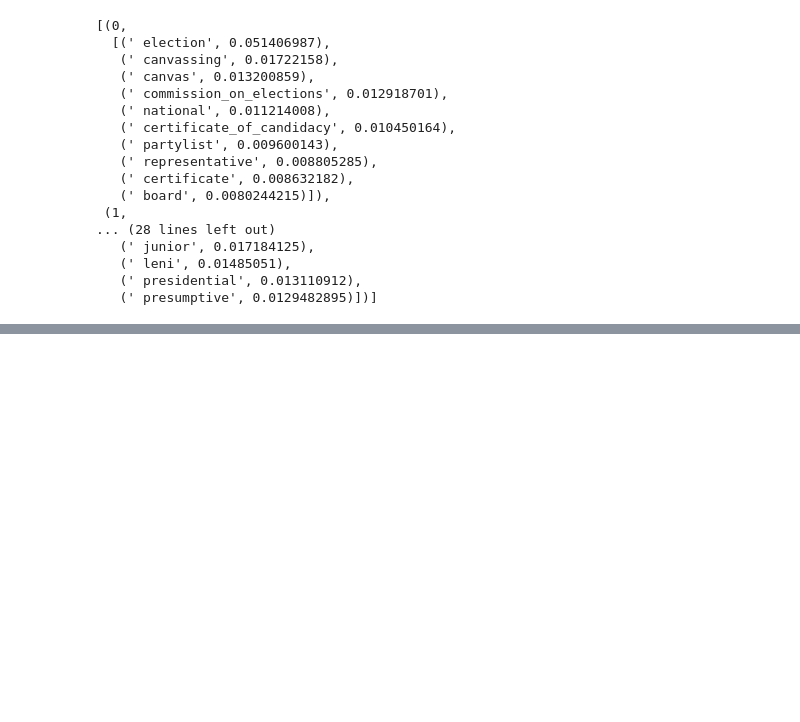
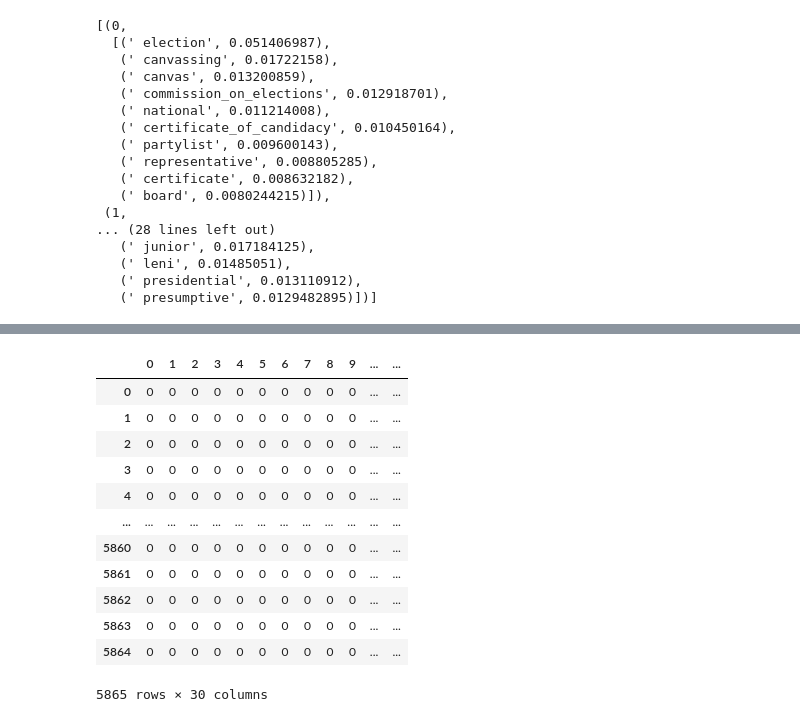
Before and after one commit to julscast/Thesis_2, a Jupyter notebook: PostElection.ipynb, the cells around one changed output, grey strips where cells are left out. Saved outputs shown, nothing was run; the diff lists cells and outputs as text; code cells hidden in the pictures; blank space fills up the shorter version.

```diff
--- a/PostElection.ipynb
+++ b/PostElection.ipynb
@@ -770,0 +851,22 @@ plt.show()
+# %%
+def add_colon(value):
+    if value != 0:
+        return f":{value}:"
+    return value
+
+emojies_df = emojies_df.map(add_colon)
+emojies_df
+# %% [output]
+|  | 0 | 1 | 2 | 3 | 4 | 5 | 6 | 7 | 8 | 9 | ... | ... |
+| 0 | 0 | 0 | 0 | 0 | 0 | 0 | 0 | 0 | 0 | 0 | ... | ... |
+| 1 | 0 | 0 | 0 | 0 | 0 | 0 | 0 | 0 | 0 | 0 | ... | ... |
+| 2 | 0 | 0 | 0 | 0 | 0 | 0 | 0 | 0 | 0 | 0 | ... | ... |
+| 3 | 0 | 0 | 0 | 0 | 0 | 0 | 0 | 0 | 0 | 0 | ... | ... |
+| 4 | 0 | 0 | 0 | 0 | 0 | 0 | 0 | 0 | 0 | 0 | ... | ... |
+| ... | ... | ... | ... | ... | ... | ... | ... | ... | ... | ... | ... | ... |
+| 5860 | 0 | 0 | 0 | 0 | 0 | 0 | 0 | 0 | 0 | 0 | ... | ... |
+| 5861 | 0 | 0 | 0 | 0 | 0 | 0 | 0 | 0 | 0 | 0 | ... | ... |
+| 5862 | 0 | 0 | 0 | 0 | 0 | 0 | 0 | 0 | 0 | 0 | ... | ... |
+| 5863 | 0 | 0 | 0 | 0 | 0 | 0 | 0 | 0 | 0 | 0 | ... | ... |
+| 5864 | 0 | 0 | 0 | 0 | 0 | 0 | 0 | 0 | 0 | 0 | ... | ... |
+5865 rows × 30 columns
```
Also changed, not shown: parts of 17 cells of this notebook.
